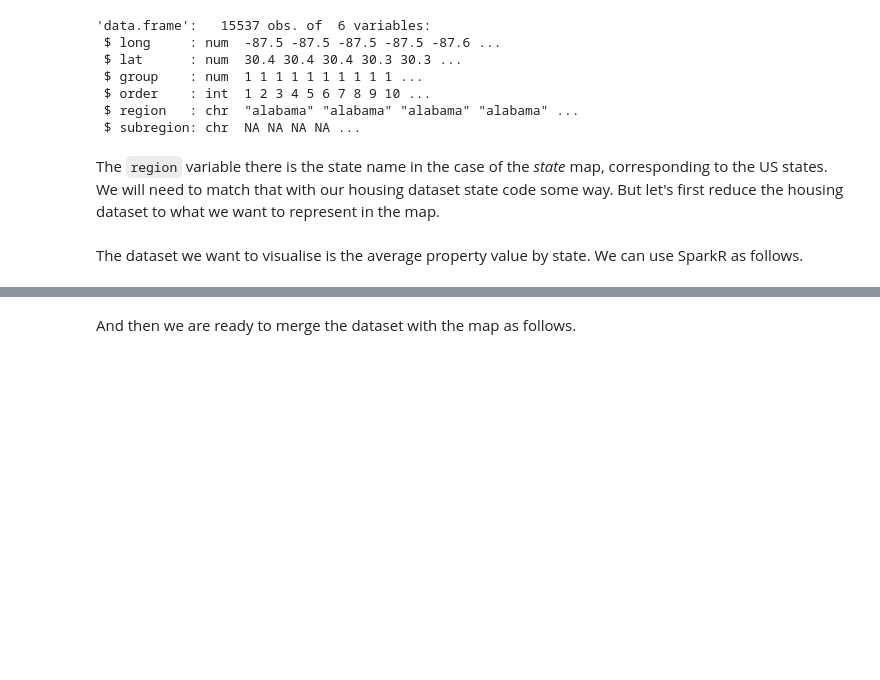
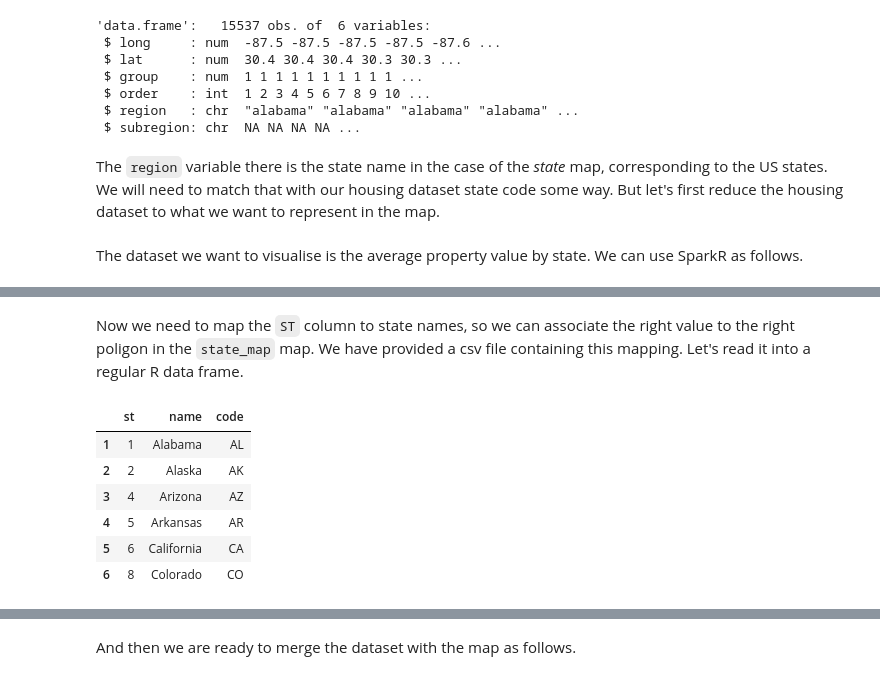
Before and after one commit to jadianes/spark-r-notebooks, a Jupyter notebook: notebooks/nb3-eda/nb3-eda.ipynb, the cells around one changed output, grey strips where cells are left out. Saved outputs shown, nothing was run; the diff lists cells and outputs as text; code cells hidden in the pictures; blank space fills up the shorter version.

```diff
--- a/notebooks/nb3-eda/nb3-eda.ipynb
+++ b/notebooks/nb3-eda/nb3-eda.ipynb
@@ -155,0 +165,13 @@ housing_avg_valp <- collect(
+# %% [markdown]
+Now we need to map the `ST` column to state names, so we can associate the right value to the right poligon in the `state_map` map. We have provided a csv file containing this mapping. Let's read it into a regular R data frame.
+# %%
+state_names <- read.csv("states.csv")
+head(state_names)
+# %% [output]
+|  | st | name | code |
+| 1 | 1 | Alabama | AL |
+| 2 | 2 | Alaska | AK |
+| 3 | 4 | Arizona | AZ |
+| 4 | 5 | Arkansas | AR |
+| 5 | 6 | California | CA |
+| 6 | 8 | Colorado | CO |
```
Also changed, not shown: parts of 13 cells of this notebook.
